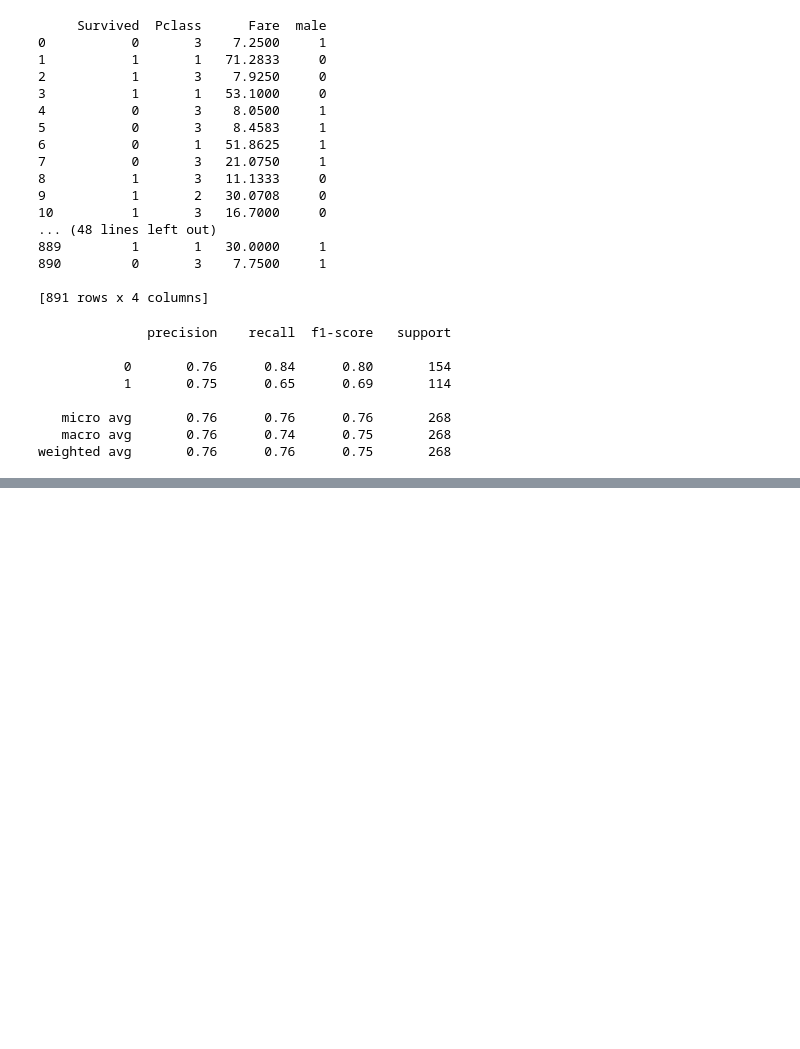
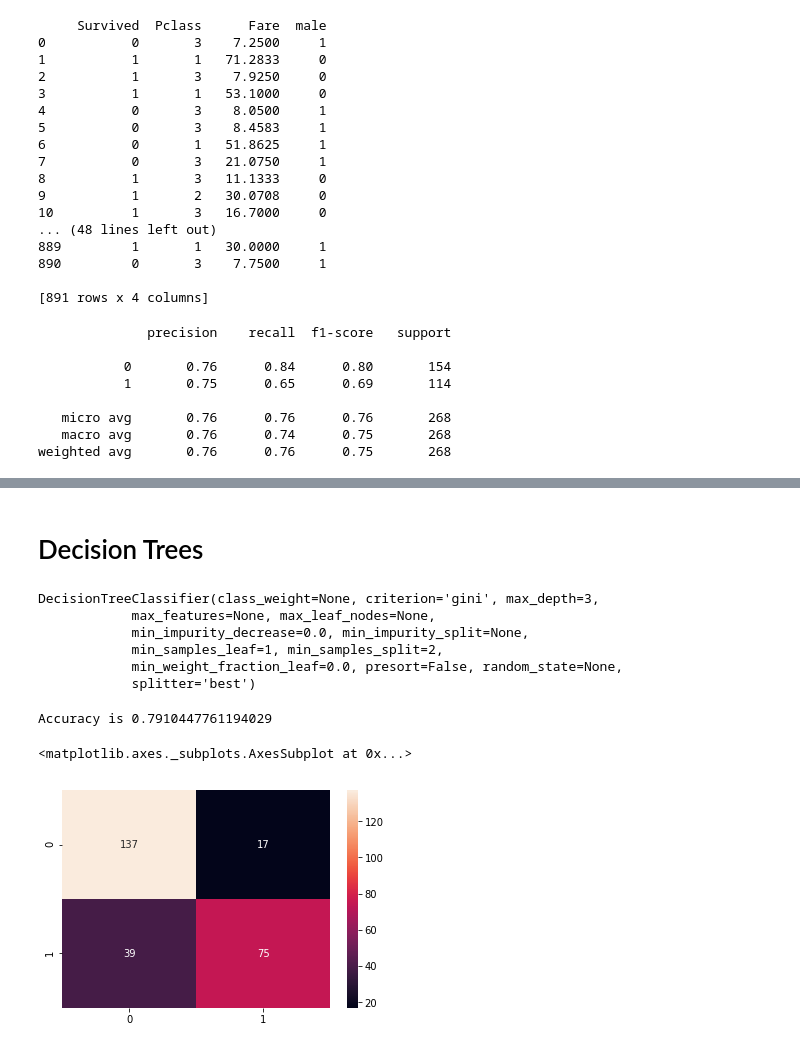
Before and after one commit to Ahmer-444/AI-Bootcamp, a Jupyter notebook: Session2/Logistic Regression.ipynb, the cells around one changed output, grey strips where cells are left out. Drawn from its saved outputs; the diff is of its cells as text; code cells hidden in the pictures; blank space fills up the shorter version.

```diff
--- a/Session2/Logistic Regression.ipynb
+++ b/Session2/Logistic Regression.ipynb
@@ -219,0 +304,27 @@ weighted avg       0.76      0.76      0.75       268
+# %% [markdown]
+# Decision Trees
+# %%
+from sklearn.tree import DecisionTreeClassifier
+# Define the decision tree classifier
+classifier = DecisionTreeClassifier(max_depth=3)
+classifier.fit(X_train, y_train)
+# %% [output]
+DecisionTreeClassifier(class_weight=None, criterion='gini', max_depth=3,
+            max_features=None, max_leaf_nodes=None,
+            min_impurity_decrease=0.0, min_impurity_split=None,
+            min_samples_leaf=1, min_samples_split=2,
+            min_weight_fraction_leaf=0.0, presort=False, random_state=None,
+            splitter='best')
+# %%
+# Make the prediction over the test data
+DT_pred = classifier.predict(np.float32(X_test))
+print("Accuracy is {}".format(accuracy_score(y_test, DT_pred)))
+# %% [output]
+Accuracy is 0.7910447761194029
+# %%
+from sklearn.metrics import confusion_matrix, accuracy_score
+cm = confusion_matrix(y_test, DT_pred)
+sns.heatmap(cm,annot=True,fmt='2.0f')
+# %% [output]
+<matplotlib.axes._subplots.AxesSubplot at 0x...>
+[figure, added]
```
Also changed, not shown: parts of 27 cells of this notebook, 2 other files.
